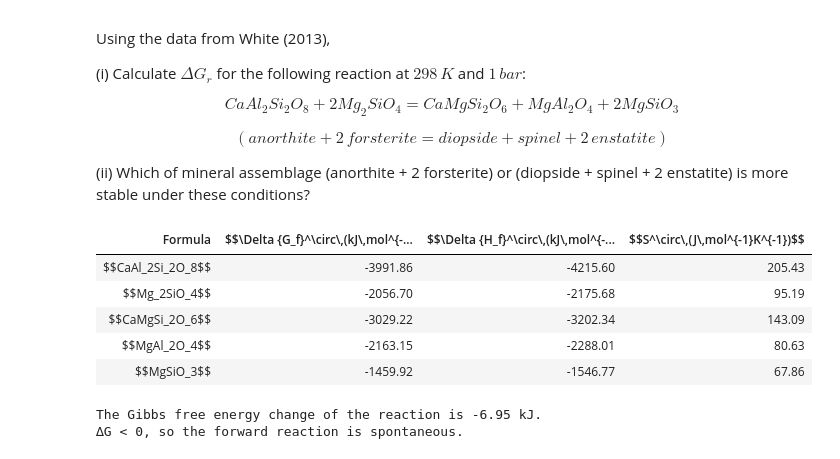
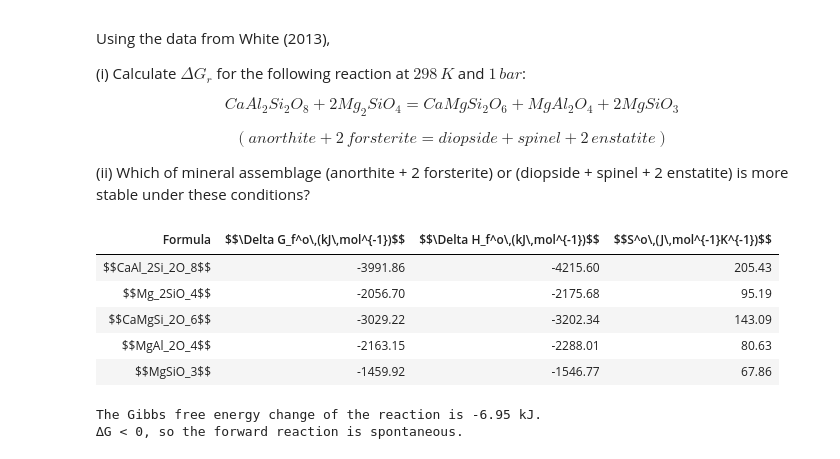
Before and after one commit to primer-computational-mathematics/book, a Jupyter notebook: notebooks/d_geosciences/Low-Temperature Geochemistry/Hess_Law.ipynb, the cells around one changed output. Cells and saved outputs as stored; diff of their text form; code cells hidden in the pictures.

```diff
--- a/notebooks/d_geosciences/Low-Temperature Geochemistry/Hess_Law.ipynb
+++ b/notebooks/d_geosciences/Low-Temperature Geochemistry/Hess_Law.ipynb
@@ -222,25 +222,25 @@ $$(anorthite + 2\,forsterite = diopside + spinel + 2\,enstatite)$$
 # %%
 # The thermodynamic data
 species = ['CaAl_2Si_2O_8', 'Mg_2SiO_4', 'CaMgSi_2O_6', 'MgAl_2O_4', 'MgSiO_3']
 species_for_print = ["$$"+s+"$$" for s in species]
 delta_G_data_2 = [-3991.86, -2056.70, -3029.22, -2163.15, -1459.92]
 delta_H_data_2 = [-4215.60, -2175.68, -3202.34, -2288.01, -1546.77]
 delta_S_data_2 = [205.43, 95.19, 143.09, 80.63, 67.86]
 
 # create a dataframe
 dict2 = {
     'Formula' : species_for_print,
-    '$$\Delta {G_f}^\circ\,(kJ\,mol^{-1})$$' : delta_G_data_2,
-    '$$\Delta {H_f}^\circ\,(kJ\,mol^{-1})$$' : delta_H_data_2,
-    '$$S^\circ\,(J\,mol^{-1}K^{-1})$$' : delta_S_data_2,
+    '$$\Delta G_f^o\,(kJ\,mol^{-1})$$' : delta_G_data_2,
+    '$$\Delta H_f^o\,(kJ\,mol^{-1})$$' : delta_H_data_2,
+    '$$S^o\,(J\,mol^{-1}K^{-1})$$' : delta_S_data_2,
 }
 df2 = pd.DataFrame(dict2)
-df2.loc[:, '$$\Delta {G_f}^\circ\,(kJ\,mol^{-1})$$'] = df2['$$\Delta {G_f}^\circ\,(kJ\,mol^{-1})$$'].map('{:.2f}'.format)
-df2.loc[:, '$$\Delta {H_f}^\circ\,(kJ\,mol^{-1})$$'] = df2['$$\Delta {H_f}^\circ\,(kJ\,mol^{-1})$$'].map('{:.2f}'.format)
-df2.loc[:, '$$S^\circ\,(J\,mol^{-1}K^{-1})$$'] = df2['$$S^\circ\,(J\,mol^{-1}K^{-1})$$'].map('{:.2f}'.format)
+df2.loc[:, '$$\Delta G_f^o\,(kJ\,mol^{-1})$$'] = df2['$$\Delta G_f^o\,(kJ\,mol^{-1})$$'].map('{:.2f}'.format)
+df2.loc[:, '$$\Delta H_f^o\,(kJ\,mol^{-1})$$'] = df2['$$\Delta H_f^o\,(kJ\,mol^{-1})$$'].map('{:.2f}'.format)
+df2.loc[:, '$$S^o\,(J\,mol^{-1}K^{-1})$$'] = df2['$$S^o\,(J\,mol^{-1}K^{-1})$$'].map('{:.2f}'.format)
 display(df2.style.hide_index())
 # %% [output]
-| Formula | $$\Delta {G_f}^\circ\,(kJ\,mol^{-... | $$\Delta {H_f}^\circ\,(kJ\,mol^{-... | $$S^\circ\,(J\,mol^{-1}K^{-1})$$ |
+| Formula | $$\Delta G_f^o\,(kJ\,mol^{-1})$$ | $$\Delta H_f^o\,(kJ\,mol^{-1})$$ | $$S^o\,(J\,mol^{-1}K^{-1})$$ |
 | $$CaAl_2Si_2O_8$$ | -3991.86 | -4215.60 | 205.43 |
 | $$Mg_2SiO_4$$ | -2056.70 | -2175.68 | 95.19 |
 | $$CaMgSi_2O_6$$ | -3029.22 | -3202.34 | 143.09 |
```
Also changed, not shown: parts of 1 cell of this notebook, 5 other files.
